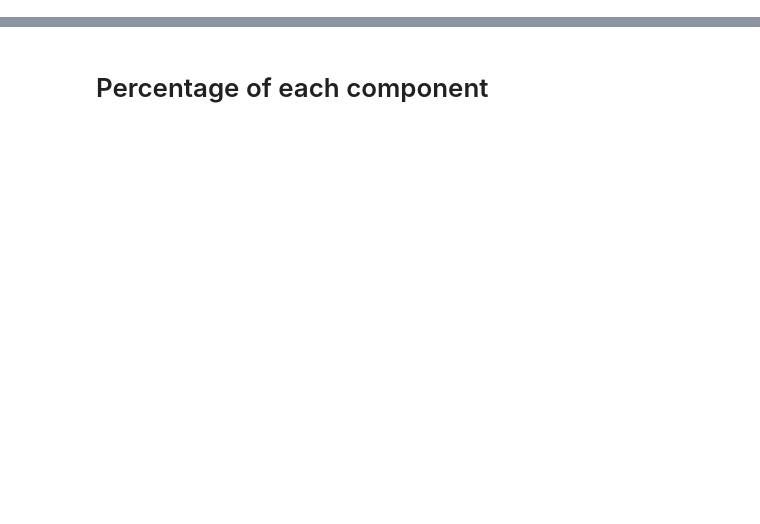
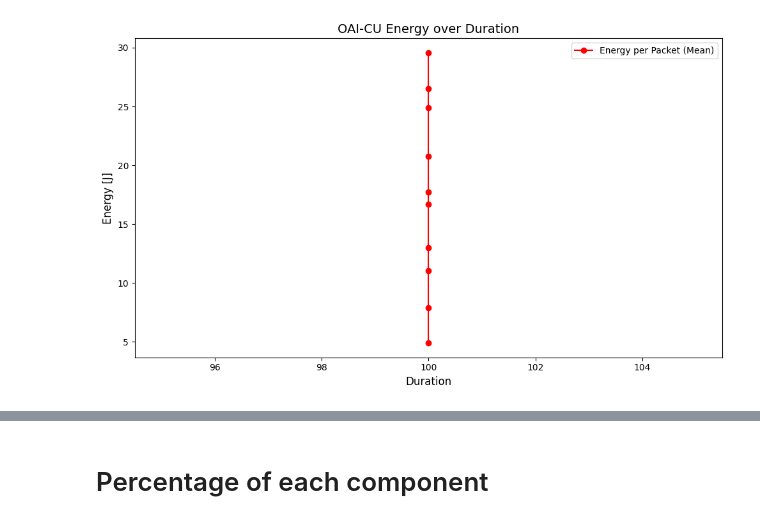
Before and after one commit to RootLeo00/Dynamic-Scaling-Policy-Energy-5G-ORAN, a Jupyter notebook: power-metrics-per-pod-realtime/energy_x_packet.ipynb, the cells around one changed output, grey strips where cells are left out. Cells and saved outputs as stored; diff of their text form; code cells hidden in the pictures; blank space fills up the shorter version.

```diff
--- a/power-metrics-per-pod-realtime/energy_x_packet.ipynb
+++ b/power-metrics-per-pod-realtime/energy_x_packet.ipynb
@@ -410,0 +333,33 @@ plt.show()
+# %%
+# Extract energy per packet mean and std from the per_throughput_stats DataFrame
+
+
+energy_per_packet_cu = per_throughput_stats[('total OAI-CU energy consumption [J]', 'mean')]
+# energy_per_packet_std = per_throughput_stats[('total OAI-CU energy consumption [J]', 'std')]
+throughput = per_throughput_stats[('duration','mean')]
+
+# Plot the energy per packet (mean) with standard deviation
+plt.figure(figsize=(10, 6))
+
+# Plot the energy per packet mean
+plt.plot(throughput, energy_per_packet_cu, label='Energy per Packet (Mean)', color='red', marker='o')
+
+# Add shaded area for standard deviation
+# plt.fill_between(throughput,
+#                  energy_per_packet_mean - energy_per_packet_std,
+#                  energy_per_packet_mean + energy_per_packet_std,
+#                  color='blue', alpha=0.3, label='Standard Deviation')
+
+# Add labels and title
+plt.title('OAI-CU Energy over Duration', fontsize=14)
+plt.xlabel('Duration', fontsize=12)
+plt.ylabel('Energy [J]', fontsize=12)
+
+# Show legend
+plt.legend()
+
+# Show the plot
+plt.tight_layout()
+plt.show()
+# %% [output]
+[figure, added]
```
Also changed, not shown: parts of 15 cells of this notebook.
